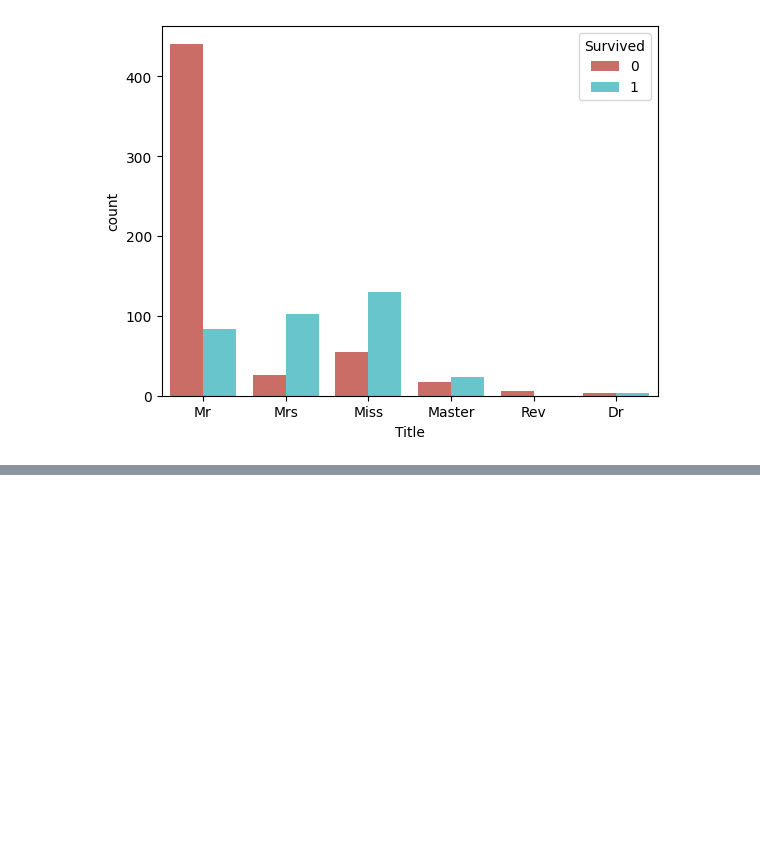
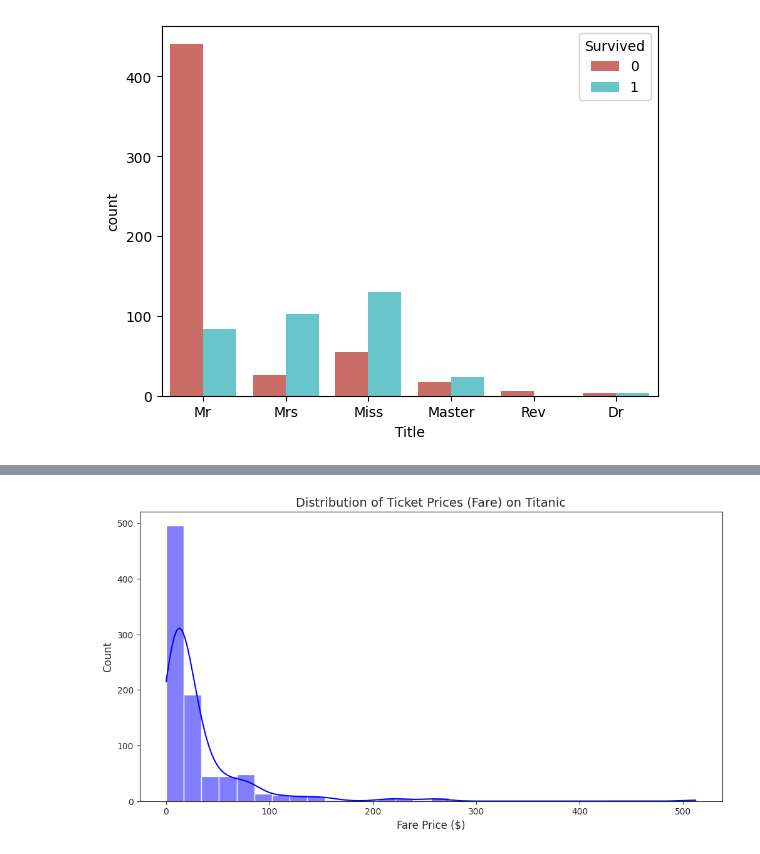
Before and after one commit to chanekarayush/Pict-Practicals, a Jupyter notebook: Assignment4/Assignment4.ipynb, the cells around one changed output, grey strips where cells are left out. Cells and saved outputs as stored; diff of their text form; code cells hidden in the pictures; blank space fills up the shorter version.

```diff
--- a/Assignment4/Assignment4.ipynb
+++ b/Assignment4/Assignment4.ipynb
@@ -203,0 +263,12 @@ plt.show()
+# %%
+sns.set_style("ticks")
+plt.figure(figsize=(12, 6))
+sns.histplot(df["Fare"], bins=30, kde=True, color="blue")
+
+plt.xlabel("Fare Price ($)", fontsize=12)
+plt.ylabel("Count", fontsize=12)
+plt.title("Distribution of Ticket Prices (Fare) on Titanic", fontsize=14)
+
+plt.show()
+# %% [output]
+[figure, added]
```
Also changed, not shown: parts of 17 cells of this notebook.
